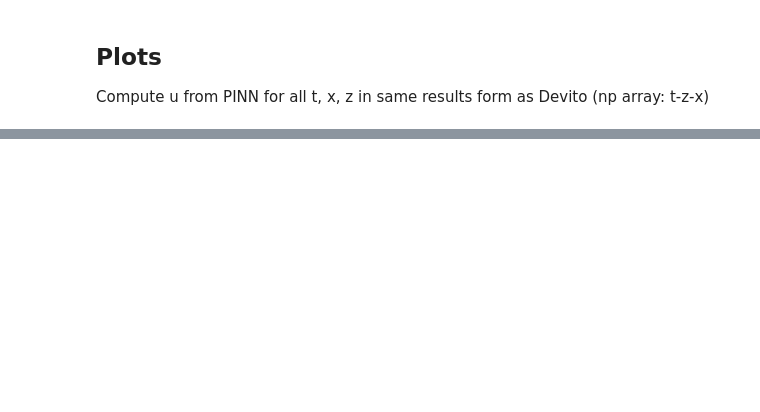
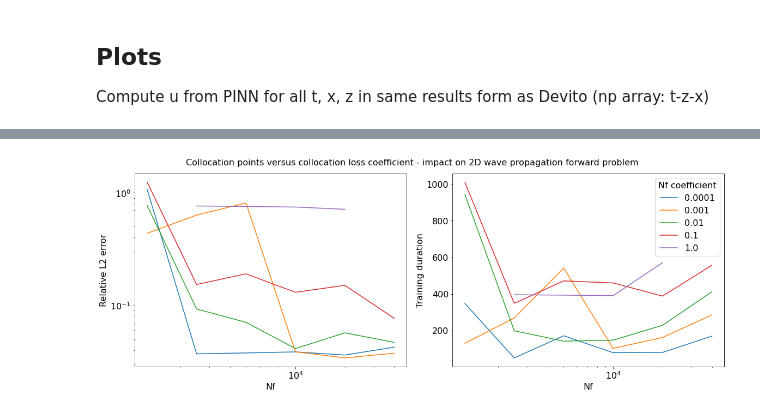
Before and after one commit to StephenTGibson/COMP527-colabNotebooks, a Jupyter notebook: COMP702-MScProject/PINNs_wave_eq_experimentation_trials.ipynb, the cells around one changed output, grey strips where cells are left out. Cells and saved outputs as stored; diff of their text form; code cells hidden in the pictures; blank space fills up the shorter version.

```diff
--- a/COMP702-MScProject/PINNs_wave_eq_experimentation_trials.ipynb
+++ b/COMP702-MScProject/PINNs_wave_eq_experimentation_trials.ipynb
@@ -442,5 +447,4 @@ class PINN_2D_AcousticWave(torch.nn.Module):
 # %%
-testNumber = hyperParas.shape[0]+1
 # define network characteristics
 hiddenLayers = 4
 nodesPerLayer = 30
@@ -465,12 +469,12 @@ maxArray = np.array([
     0.,])
 
 NuTotal = 7200
-NfTotal = 20000
-trainingResample = True
-NuRange = True
+NfTotal = 40000
+trainingResample = False
+NuRange = False
 maxIterations = 50000
 maxEvaluations = 50000
-l1 = 0.01 # residual (PDE)
+l1 = 1. # residual (PDE)
 l2 = 1. # snapshots
 
 model = PINN_2D_AcousticWave(hiddenLayers, nodesPerLayer, activationFunction,
@@ -487,9 +491,9 @@ model = model.to(device)
 # %% [output]
 Network parameters: 3871
 # %%
-# model.LBFGS_trainer()
-# optDf = 'LBFGS'
+model.LBFGS_trainer()
+optDf = 'LBFGS'
 
-model.Adam_trainer(40000, 0)
-optDf = 'Adam'
+# model.Adam_trainer(40000, 0)
+# optDf = 'Adam'
 # %% [output]
@@ -620,0 +608,61 @@ hyperParas
+# %%
+fig, axs = plt.subplots(1, 2,
+                        figsize=(16, 6),
+                        constrained_layout=True,
+                        # sharey=True,
+                        )
+
+sns.lineplot(
+    ax=axs[0],
+    data=hyperParas[(hyperParas['Nodes per hidden layer']==30) &\
+                    (hyperParas['Activation function']=='Tanh') &\
+                    (hyperParas['Optimiser']=='LBFGS') &\
+                    (hyperParas['Nu']==7200) &\
+                    ((hyperParas['Nf coefficient']==1.) | (hyperParas['Nf coefficient']==0.1) | (hyperParas['Nf coefficient']==0.01) | (hyperParas['Nf coefficient']==0.001) | (hyperParas['Nf coefficient']==0.0001))],
+    x='Nf',
+    y='Relative L2 error',
+    # size='Training duration',
+    hue='Nf coefficient',
+    palette='tab10',
+    # markers=True,
+    legend = False,
+    ci=None,
+)
+axs[0].set_xscale('log')
+axs[0].set_yscale('log')
+axs[1].set_title('Error')
+axs[1].set_xlabel('Number collocation points, Nf')
+axs[1].set_ylabel('Relative L2 error')
+
+# ax.set_xticks(np.arange(0, len(x)+1, 5))
+# ax.set_yticks(np.arange(0, max(y), 2))
+# ax2.set_xticks(np.arange(0, len(x)+1, 25))
+# ax2.set_yticks(np.arange(0, max(y), 25))
+
+sns.lineplot(
+    ax=axs[1],
+    data=hyperParas[(hyperParas['Nodes per hidden layer']==30) &\
+                    (hyperParas['Activation function']=='Tanh') &\
+                    (hyperParas['Optimiser']=='LBFGS') &\
+                    (hyperParas['Nu']==7200) &\
+                    ((hyperParas['Nf coefficient']==1.) | (hyperParas['Nf coefficient']==0.1) | (hyperParas['Nf coefficient']==0.01) | (hyperParas['Nf coefficient']==0.001) | (hyperParas['Nf coefficient']==0.0001))],
+    x='Nf',
+    y='Training duration',
+    # size='Training duration',
+    hue='Nf coefficient',
+    palette='tab10',
+    # markers=True,
+    # legend = False,
+    ci=None,
+)
+axs[1].set_xscale('log')
+axs[1].set_title('Training time')
+axs[1].set_xlabel('Number collocation points, Nf')
+axs[1].set_ylabel('Training duration (s)')
+
+fig.suptitle("Collocation points versus collocation loss coefficient - impact on 2D wave propagation forward problem", fontsize=16)
+
+# fig.savefig(f"/content/gdrive/My Drive/wavePINNs/2D wave: NfvsNfCoeff", bbox_inches='tight')
+plt.show()
+# %% [output]
+[figure, added]
```
Also changed, not shown: parts of 11 cells of this notebook.
